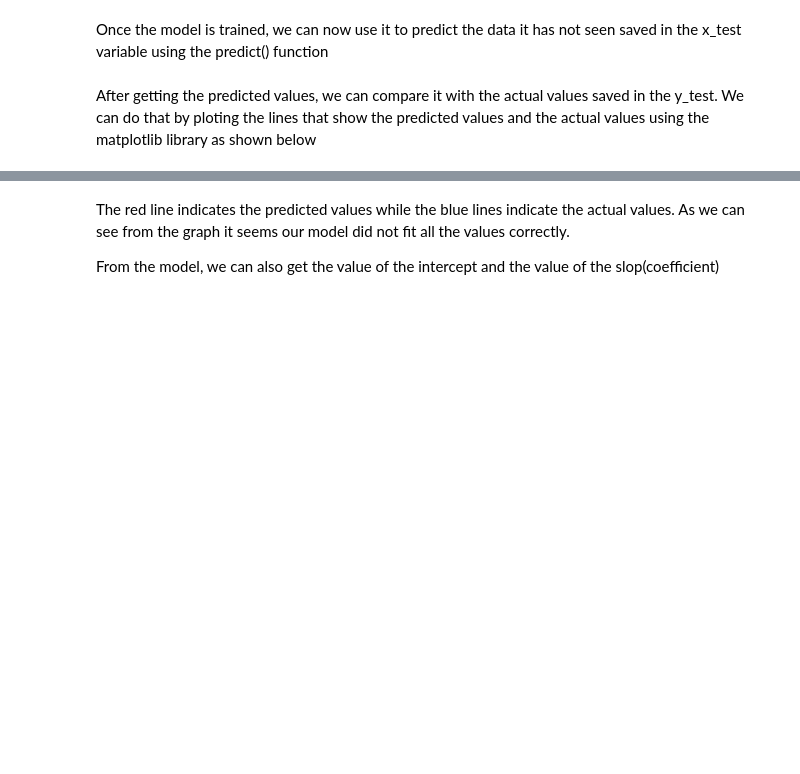
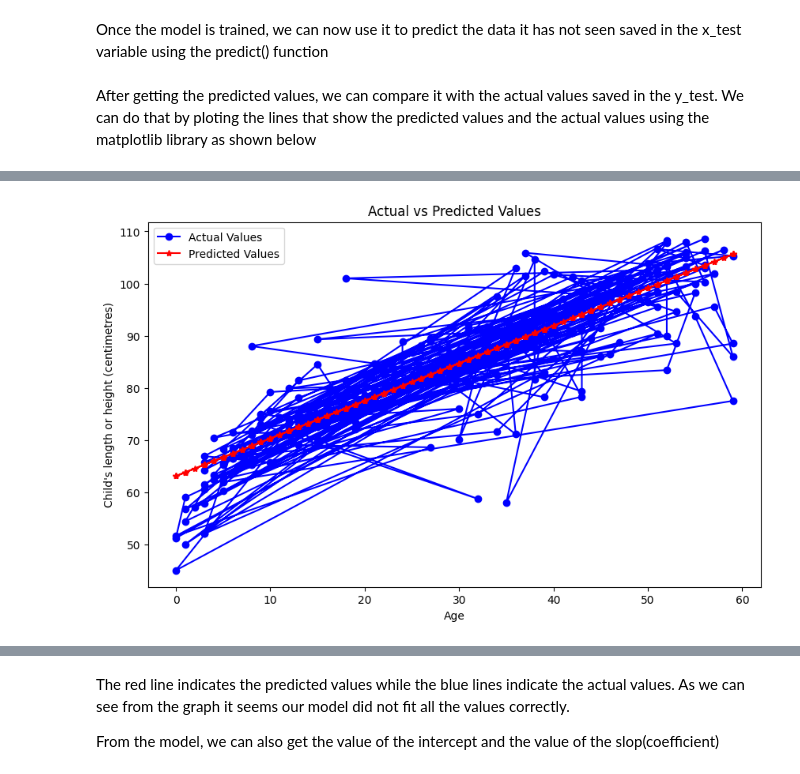
Before and after one commit to Bbrnn/engage_datascience_ai_ml, a Jupyter notebook: Supervised_Simple_LinearRegression__ML_Practical.ipynb, the cells around one changed output, grey strips where cells are left out. Cells and saved outputs as stored; diff of their text form; code cells hidden in the pictures; blank space fills up the shorter version.

```diff
--- a/Supervised_Simple_LinearRegression__ML_Practical.ipynb
+++ b/Supervised_Simple_LinearRegression__ML_Practical.ipynb
@@ -112,0 +123,19 @@ plt.show()
+# %%
+plt.figure(figsize=(10, 6))
+plt.plot(x_test, y_test, label='Actual Values', color='blue', marker='o')
+
+# Plot predicted values
+plt.plot(x_test, y_pred, label='Predicted Values', color='red', marker='*')
+
+# Set labels and title
+plt.xlabel('Age')
+plt.ylabel("Child's length or height (centimetres)")
+plt.title('Actual vs Predicted Values')
+
+# Add a legend
+plt.legend()
+
+# Show the plot
+plt.show()
+# %% [output]
+[figure, added]
```
Also changed, not shown: parts of 14 cells of this notebook.
